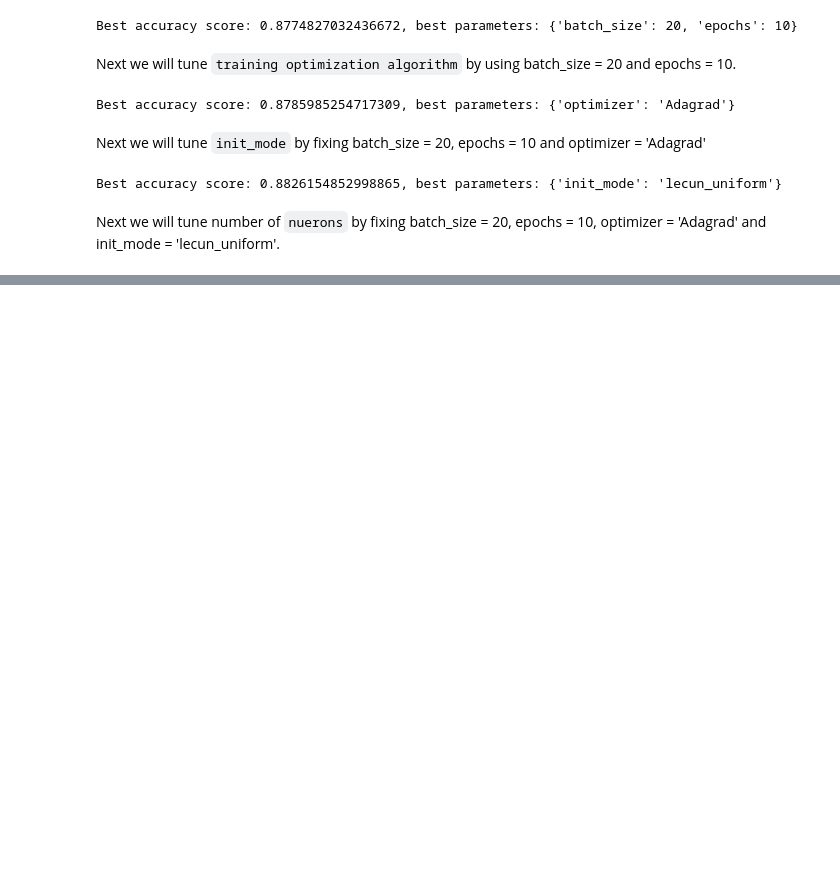
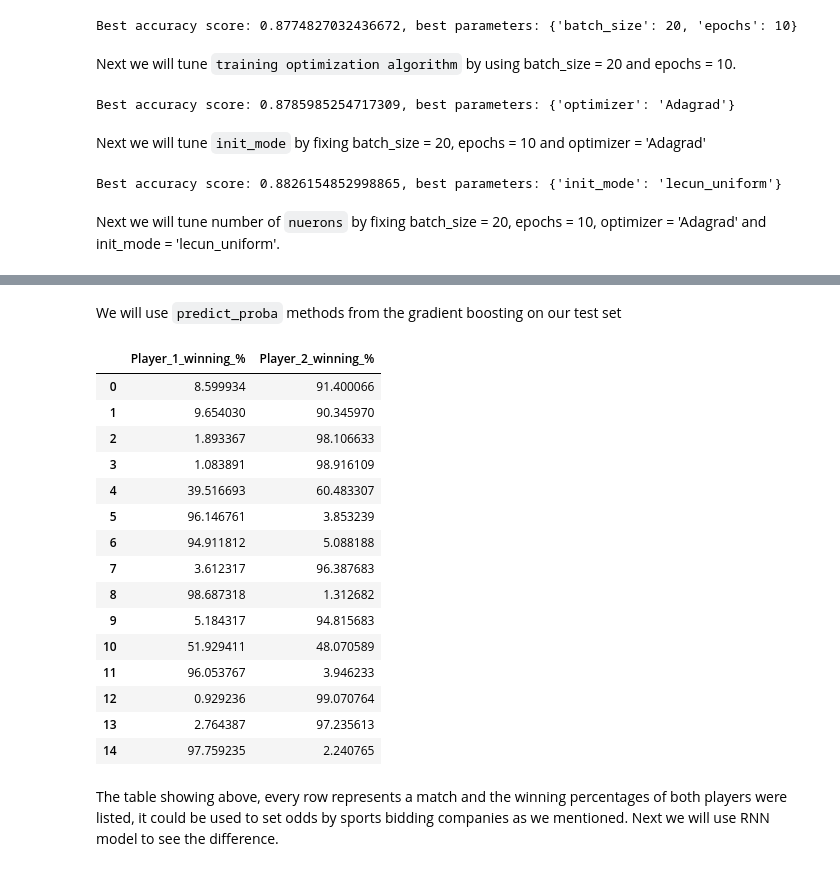
Before and after one commit to george1577/Thinkful_Data_Science, a Jupyter notebook: Capstone project/Capstone project 2/Modeling/Modeling.ipynb, the cells around one changed output, grey strips where cells are left out. Drawn from its saved outputs; the diff is of its cells as text; code cells hidden in the pictures; blank space fills up the shorter version.

```diff
--- a/Capstone project/Capstone project 2/Modeling/Modeling.ipynb
+++ b/Capstone project/Capstone project 2/Modeling/Modeling.ipynb
@@ -1295,0 +1731,4 @@ from keras.layers import LSTM
+# %%
+# instantiate gradient boosting, using the best hyperparameter tuned before
+gb = GradientBoostingClassifier(learning_rate=0.1)
+gb.fit(tennis_all_feature_clean_drop_oppo_X_train_tree, tennis_all_feature_clean_drop_oppo_y_train)
@@ -1295,0 +1745,31 @@ from keras.layers import LSTM
+# %% [markdown]
+We will use `predict_proba` methods from the gradient boosting on our test set
+# %%
+gb_percentage = gb.predict_proba(tennis_all_feature_clean_drop_oppo_X_test_tree)
+# %%
+player_2_per = gb_percentage[:,0].reshape(gb_percentage.shape[0], 1)
+player_1_per = gb_percentage[:,1].reshape(gb_percentage.shape[0], 1)
+# %%
+gb_predict_df = pd.DataFrame(np.concatenate([player_1_per*100, player_2_per*100], 1),
+                columns=['Player_1_winning_%', 'Player_2_winning_%'])
+# %%
+display(gb_predict_df.head(15))
+# %% [output]
+|  | Player_1_winning_% | Player_2_winning_% |
+| 0 | 8.599934 | 91.400066 |
+| 1 | 9.654030 | 90.345970 |
+| 2 | 1.893367 | 98.106633 |
+| 3 | 1.083891 | 98.916109 |
+| 4 | 39.516693 | 60.483307 |
+| 5 | 96.146761 | 3.853239 |
+| 6 | 94.911812 | 5.088188 |
+| 7 | 3.612317 | 96.387683 |
+| 8 | 98.687318 | 1.312682 |
+| 9 | 5.184317 | 94.815683 |
+| 10 | 51.929411 | 48.070589 |
+| 11 | 96.053767 | 3.946233 |
+| 12 | 0.929236 | 99.070764 |
+| 13 | 2.764387 | 97.235613 |
+| 14 | 97.759235 | 2.240765 |
+# %% [markdown]
+The table showing above, every row represents a match and the winning percentages of both players were listed, it could be used to set odds by sports bidding companies as we mentioned. Next we will use RNN model to see the difference.
```
Also changed, not shown: parts of 86 cells of this notebook, 2 other files.
